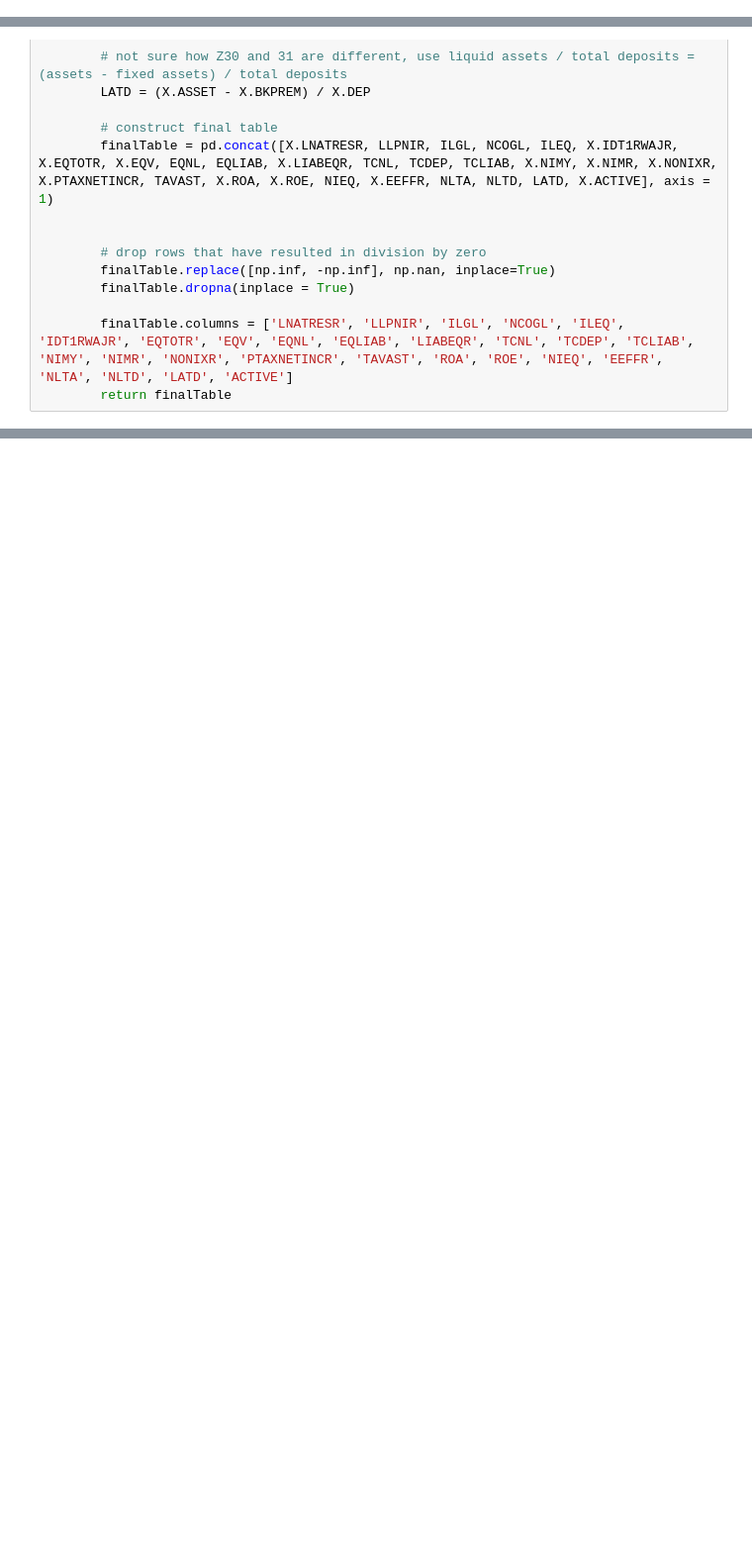
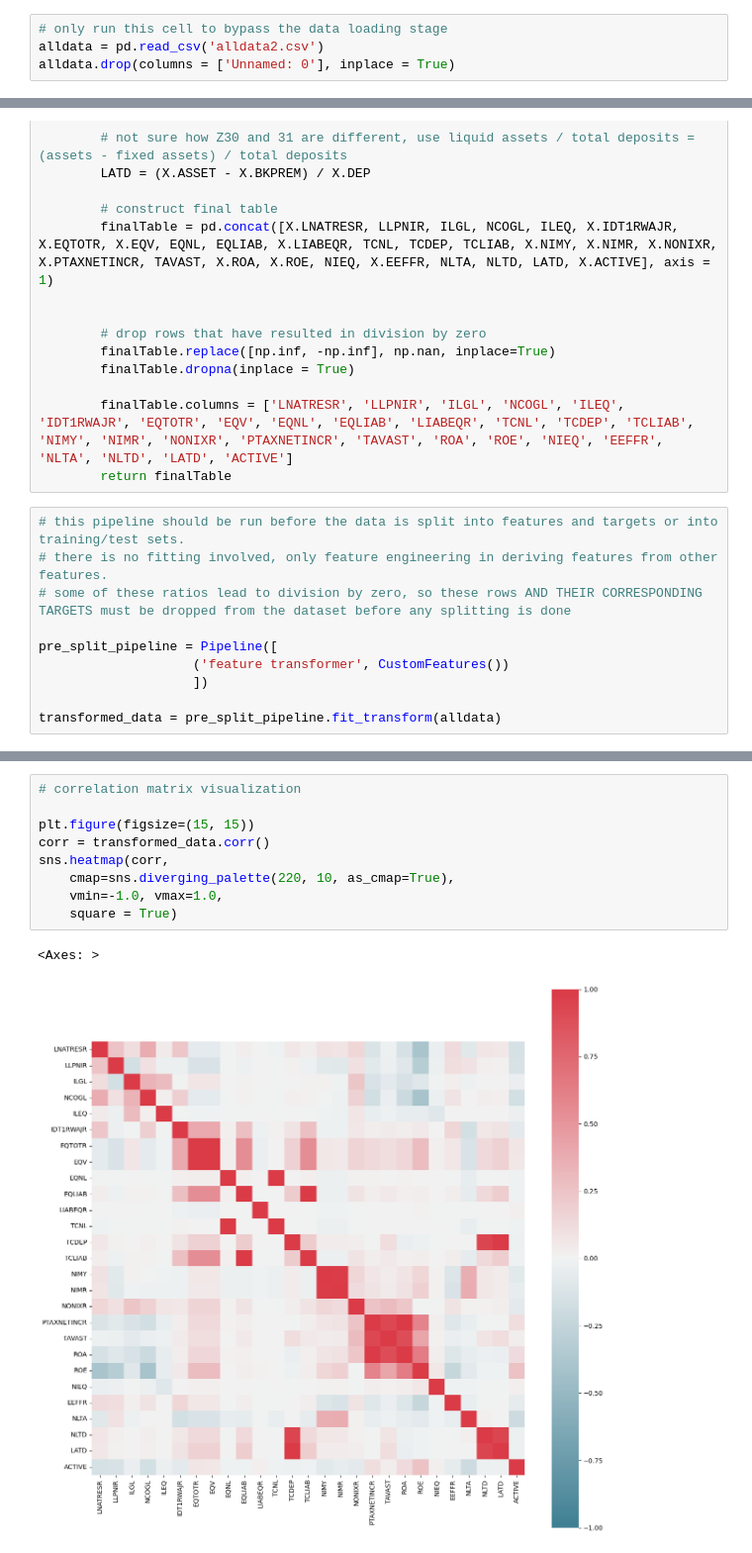
Before and after one commit to joeyio/bank-sentinel, a Jupyter notebook: project_combined.ipynb, the cells around one changed output, grey strips where cells are left out. Shown at 99% size. Saved outputs shown, nothing was run; the diff lists cells and outputs as text; blank space fills up the shorter version.

```diff
--- a/project_combined.ipynb
+++ b/project_combined.ipynb
@@ -291,3 +276,7 @@ from tensorflow.keras.layers import Dropout
+# %%
+# only run this cell to bypass the data loading stage
+alldata = pd.read_csv('alldata2.csv')
+alldata.drop(columns = ['Unnamed: 0'], inplace = True)
 # %% [markdown]
 The features that we are using are not all immediately available from the FDIC database. We need to perform feature engineering to create the desired features. Le, H.H., & Viviani, J.-L. divided their features into 5 categories to represent bank health in the areas of Loan Quality, Capital Quality, Operations, Profitability, and Liquidity.
 
@@ -393,3 +386,13 @@ class CustomFeatures(BaseEstimator, TransformerMixin):
 
         finalTable.columns = ['LNATRESR', 'LLPNIR', 'ILGL', 'NCOGL', 'ILEQ', 'IDT1RWAJR', 'EQTOTR', 'EQV', 'EQNL', 'EQLIAB', 'LIABEQR', 'TCNL', 'TCDEP', 'TCLIAB', 'NIMY', 'NIMR', 'NONIXR', 'PTAXNETINCR', 'TAVAST', 'ROA', 'ROE', 'NIEQ', 'EEFFR', 'NLTA', 'NLTD', 'LATD', 'ACTIVE']
         return finalTable
+# %%
+# this pipeline should be run before the data is split into features and targets or into training/test sets.
+# there is no fitting involved, only feature engineering in deriving features from other features.
+# some of these ratios lead to division by zero, so these rows AND THEIR CORRESPONDING TARGETS must be dropped from the dataset before any splitting is done
+
+pre_split_pipeline = Pipeline([
+                    ('feature transformer', CustomFeatures())
+                    ])
+
+transformed_data = pre_split_pipeline.fit_transform(alldata)
@@ -395,0 +440,12 @@ class CustomFeatures(BaseEstimator, TransformerMixin):
+# %%
+# correlation matrix visualization
+
+plt.figure(figsize=(15, 15))
+corr = transformed_data.corr()
+sns.heatmap(corr,
+    cmap=sns.diverging_palette(220, 10, as_cmap=True),
+    vmin=-1.0, vmax=1.0,
+    square = True)
+# %% [output]
+<Axes: >
+[figure, added]
```
Also changed, not shown: parts of 35 cells of this notebook, 6 other files.
